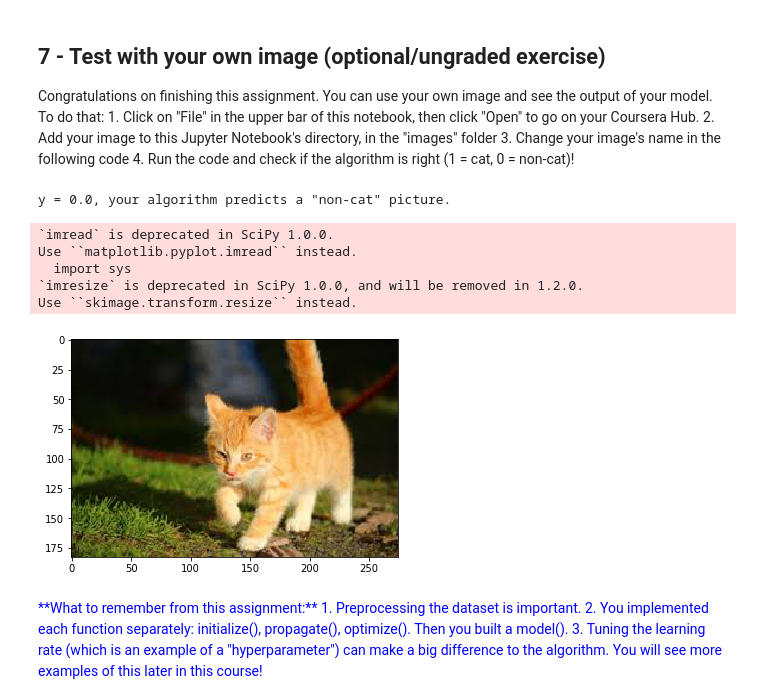
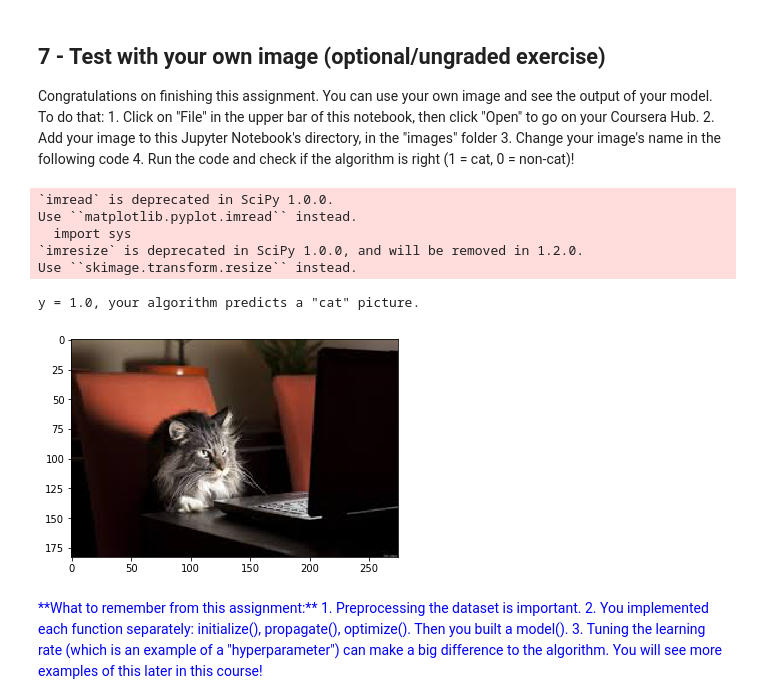
Before and after one commit to adminsolvve/ml_course, a Jupyter notebook: Week_1/Logistic_regression_as_a_neural_network/Logistic Regression with a Neural Network mindset v5.ipynb, the cells around one changed output. Drawn from its saved outputs; the diff is of its cells as text; code cells hidden in the pictures.

```diff
--- a/Week_1/Logistic_regression_as_a_neural_network/Logistic Regression with a Neural Network mindset v5.ipynb
+++ b/Week_1/Logistic_regression_as_a_neural_network/Logistic Regression with a Neural Network mindset v5.ipynb
@@ -66,9 +66,9 @@ Many software bugs in deep learning come from having matrix/vector dimensions th
 Remember that `train_set_x_orig` is a numpy-array of shape (m_train, num_px, num_px, 3). For instance, you can access `m_train` by writing `train_set_x_orig.shape[0]`.
 # %%
 ### START CODE HERE ### (≈ 3 lines of code)
-m_train = 209
-m_test = 50
-num_px = 64
+m_train = train_set_x_orig.shape[0]
+m_test = test_set_x_orig.shape[0]
+num_px = train_set_x_orig.shape[1]
 ### END CODE HERE ###
 
 print ("Number of training examples: m_train = " + str(m_train))
@@ -540,7 +540,7 @@ def predict(w, b, X):
     for i in range(A.shape[1]):
         # Convert probabilities A[0,i] to actual predictions p[0,i]
         ### START CODE HERE ### (≈ 4 lines of code)
-        if A[0,i] >= 0.5:
+        if A[0,i] > 0.5:
             Y_prediction[0,i] = 1
         else:
             Y_prediction[0,i] = 0
@@ -779,25 +779,25 @@ Congratulations on finishing this assignment. You can use your own image and see
     4. Run the code and check if the algorithm is right (1 = cat, 0 = non-cat)!
 # %%
 ## START CODE HERE ## (PUT YOUR IMAGE NAME)
-my_image = "02.jpg"   # change this to the name of your image file
+my_image = "03.jpg"   # change this to the name of your image file
 ## END CODE HERE ##
 
 # We preprocess the image to fit your algorithm.
 fname = "images/" + my_image
 image = np.array(ndimage.imread(fname, flatten=False))
 my_image = scipy.misc.imresize(image, size=(num_px,num_px)).reshape((1, num_px*num_px*3)).T
 my_predicted_image = predict(d["w"], d["b"], my_image)
 
 plt.imshow(image)
 print("y = " + str(np.squeeze(my_predicted_image)) + ", your algorithm predicts a \"" + classes[int(np.squeeze(my_predicted_image)),].decode("utf-8") +  "\" picture.")
 # %% [output]
-y = 0.0, your algorithm predicts a "non-cat" picture.
+`imread` is deprecated in SciPy 1.0.0.
+Use ``matplotlib.pyplot.imread`` instead.
+  import sys
+`imresize` is deprecated in SciPy 1.0.0, and will be removed in 1.2.0.
+Use ``skimage.transform.resize`` instead.
-`imread` is deprecated in SciPy 1.0.0.
-Use ``matplotlib.pyplot.imread`` instead.
-  import sys
-`imresize` is deprecated in SciPy 1.0.0, and will be removed in 1.2.0.
-Use ``skimage.transform.resize`` instead.
+y = 1.0, your algorithm predicts a "cat" picture.
-[figure, old version]
+[figure, new version]
 # %% [markdown]
 <font color='blue'>
 **What to remember from this assignment:**
```
